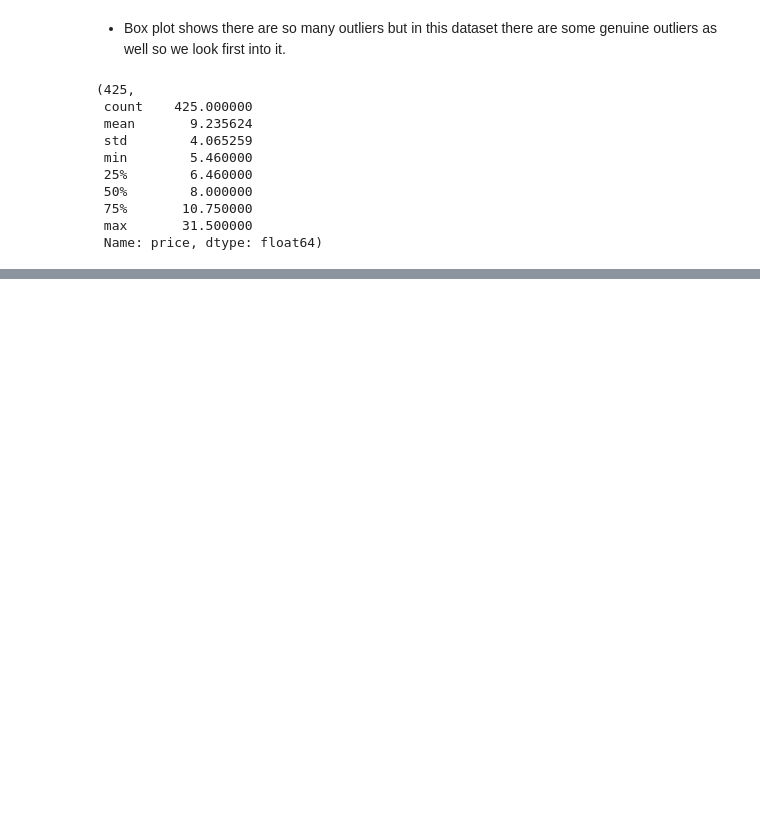
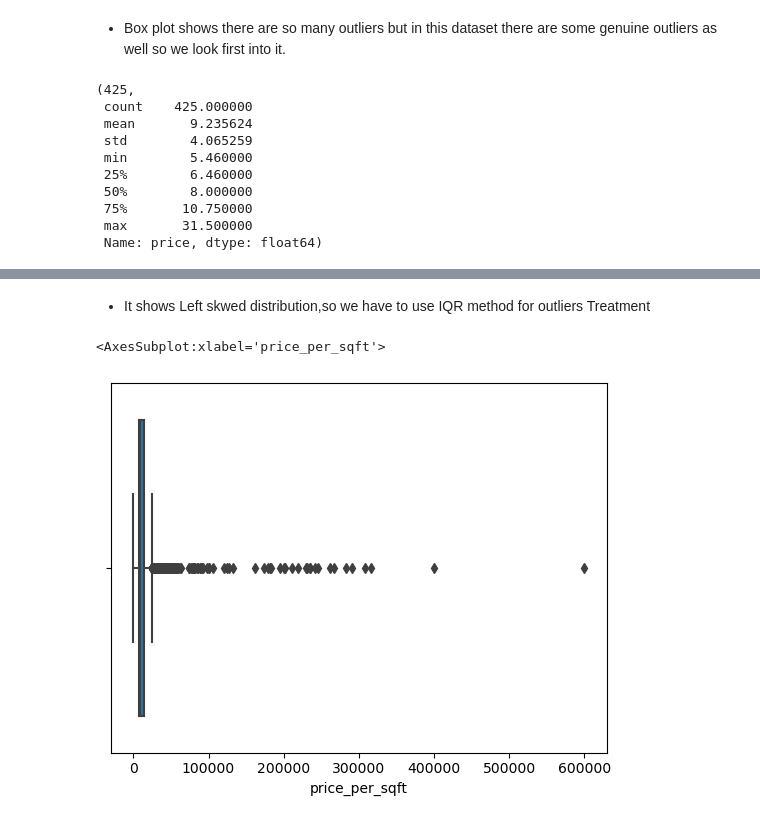
Before and after one commit to Dishantkharkar/HomeFindr_project, a Jupyter notebook: Gurugram/Outliers Treatment/Outliers_Treatment.ipynb, the cells around one changed output, grey strips where cells are left out. Drawn from its saved outputs; the diff is of its cells as text; code cells hidden in the pictures; blank space fills up the shorter version.

```diff
--- a/Gurugram/Outliers Treatment/Outliers_Treatment.ipynb
+++ b/Gurugram/Outliers Treatment/Outliers_Treatment.ipynb
@@ -121,0 +131,7 @@ outliers.sort_values('price',ascending=False).head(20)
+# %% [markdown]
+* It shows Left skwed distribution,so we have to use IQR method for outliers Treatment
+# %%
+sns.boxplot(x=df['price_per_sqft'])
+# %% [output]
+<AxesSubplot:xlabel='price_per_sqft'>
+[figure, added]
```
Also changed, not shown: parts of 29 cells of this notebook.
